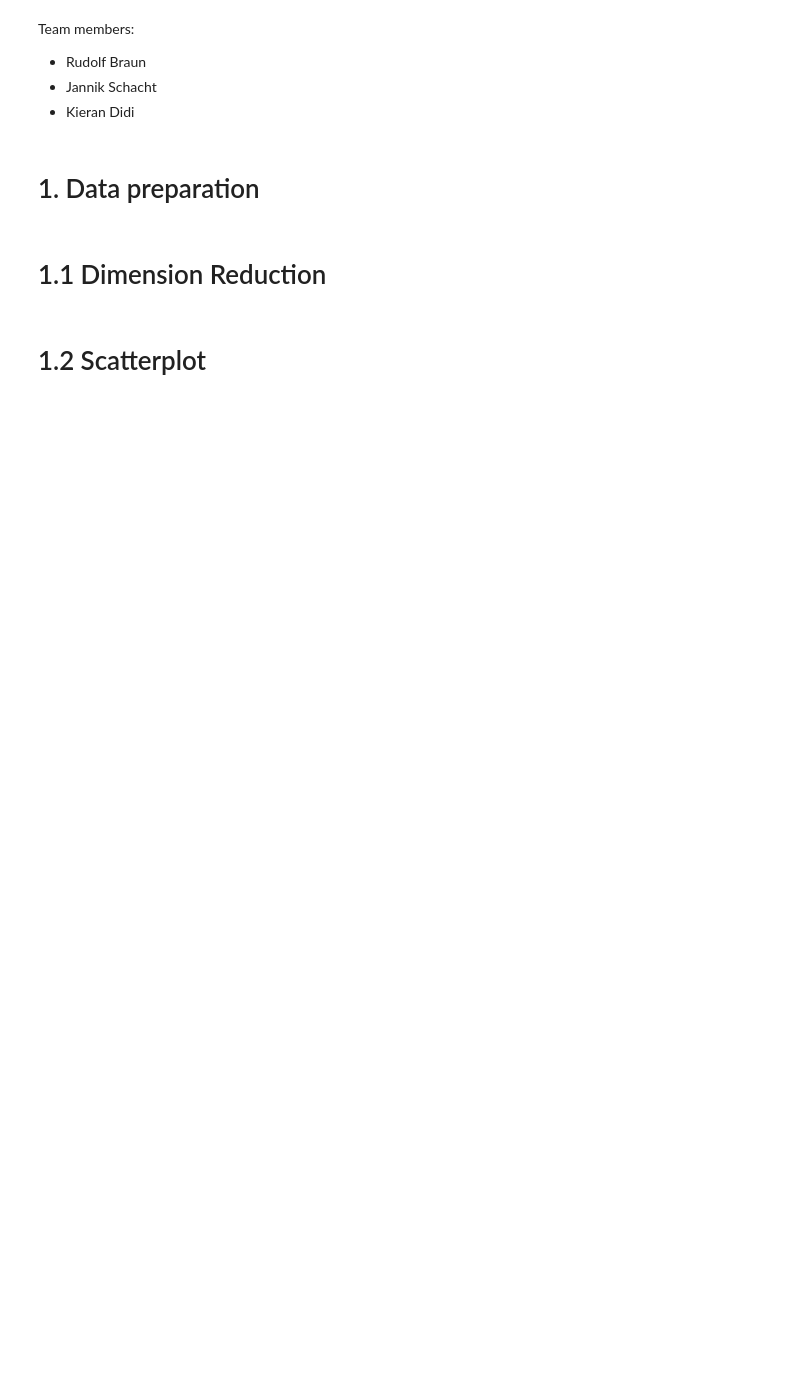
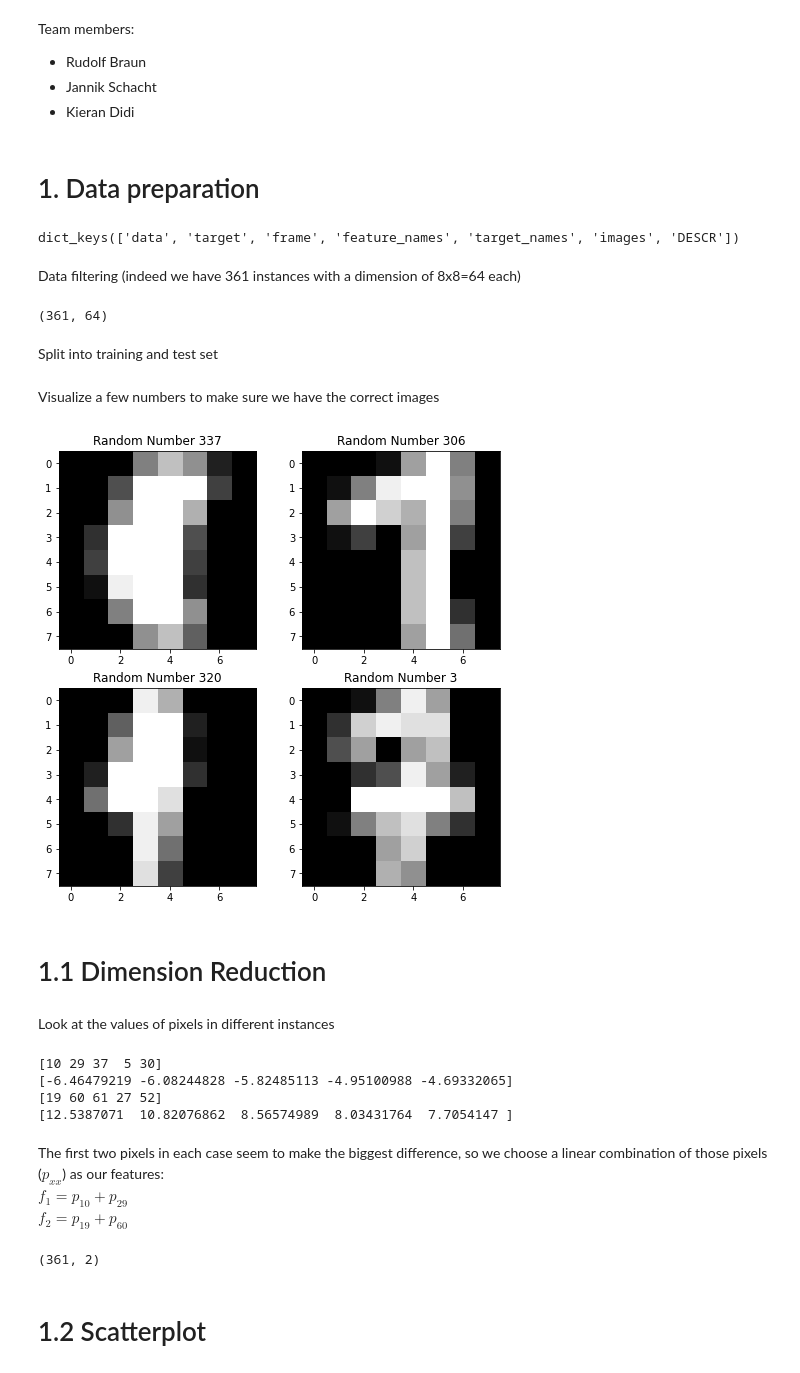
Before and after one commit to kdidi99/ml_fundamentals_hd, a Jupyter notebook: qda_lda.ipynb, the cells around one changed output. Drawn from its saved outputs; the diff is of its cells as text; code cells hidden in the pictures; blank space fills up the shorter version.

```diff
--- a/qda_lda.ipynb
+++ b/qda_lda.ipynb
@@ -10,0 +16,23 @@ Team members:
+# %%
+digits = load_digits()
+digits.keys()
+# %% [output]
+dict_keys(['data', 'target', 'frame', 'feature_names', 'target_names', 'images', 'DESCR'])
+# %%
+data = digits["data"]
+images = digits["images"]
+target = digits["target"]
+target_names = digits["target_names"]
+# %% [markdown]
+Data filtering (indeed we have 361 instances with a dimension of 8x8=64 each)
+# %%
+X_all = data
+y_all = target
+
+X_filter = X_all[np.logical_or(1 == y_all, 7 == y_all)]
+y_filter = y_all[np.logical_or(1 == y_all, 7 == y_all)]
+X_filter.shape
+# %% [output]
+(361, 64)
+# %% [markdown]
+Split into training and test set
@@ -11,2 +42,42 @@ Team members:
+# %% [markdown]
+Visualize a few numbers to make sure we have the correct images
+# %%
+fig, axs = plt.subplots(2, 2)
+sel = np.random.randint(low=0, high=361, size=4)
+for r, x, y in zip(sel, [0, 0, 1, 1], [0, 1, 0, 1]):
+    img = X_filter[r, :].reshape((8,8))
+    assert 2 == len(img.shape)
+    axs[x, y].imshow(img, interpolation="nearest", cmap="gray")
+    axs[x, y].set_title(f"Random Number {r}")
+fig.set_size_inches(8, 8)
+# %% [output]
+[figure, added]
 # %% [markdown]
 # 1.1 Dimension Reduction
+# %% [markdown]
+Look at the values of pixels in different instances
+# %%
+#separate 7's and 1's
+X_one = X_filter[1 == y_filter]
+X_seven = X_filter[7 == y_filter]
+
+#calculate the means of each pixel in the respective classes and take the difference
+mean_diff = X_one.mean(axis=0)-X_seven.mean(axis=0)
+
+#look for the top 5 pixels most bright for 1's and 7's respectively
+idx_one = (mean_diff).argsort()[:5]
+idx_seven = (-mean_diff).argsort()[:5]
+
+print(idx_one)
+print(mean_diff[idx_one])
+print(idx_seven)
+print(mean_diff[idx_seven])
+# %% [output]
+[10 29 37  5 30]
+[-6.46479219 -6.08244828 -5.82485113 -4.95100988 -4.69332065]
+[19 60 61 27 52]
+[12.5387071  10.82076862  8.56574989  8.03431764  7.7054147 ]
+# %% [markdown]
+The first two pixels in each case seem to make the biggest difference, so we choose a linear combination of those pixels ($p_{xx}$) as our features:
+$f_1 = p_{10} + p_{29}$ <br>
+$f_2 = p_{19} + p_{60}$
@@ -13,2 +97,7 @@ Team members:
+# %%
+reduced_x = reduce_dim(X_filter)
+reduced_x.shape
+# %% [output]
+(361, 2)
 # %% [markdown]
 # 1.2 Scatterplot
```
Also changed, not shown: parts of 4 cells of this notebook.
